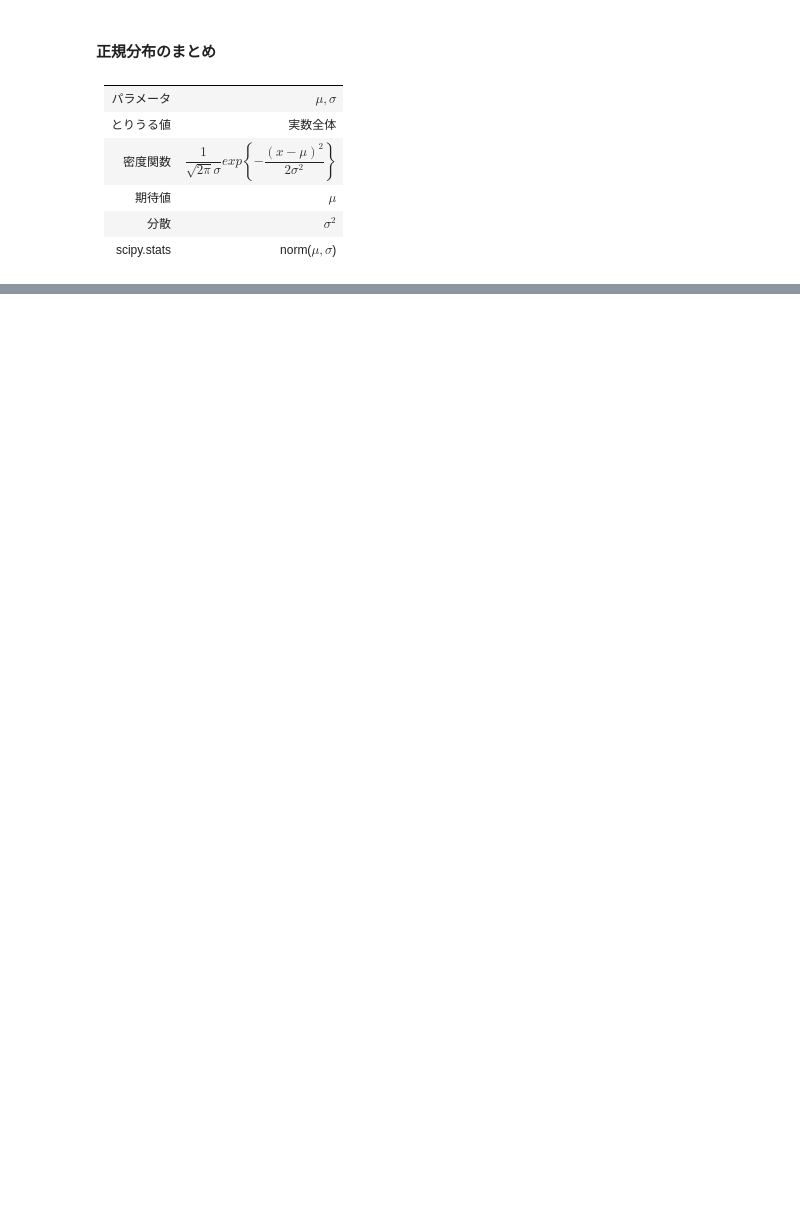
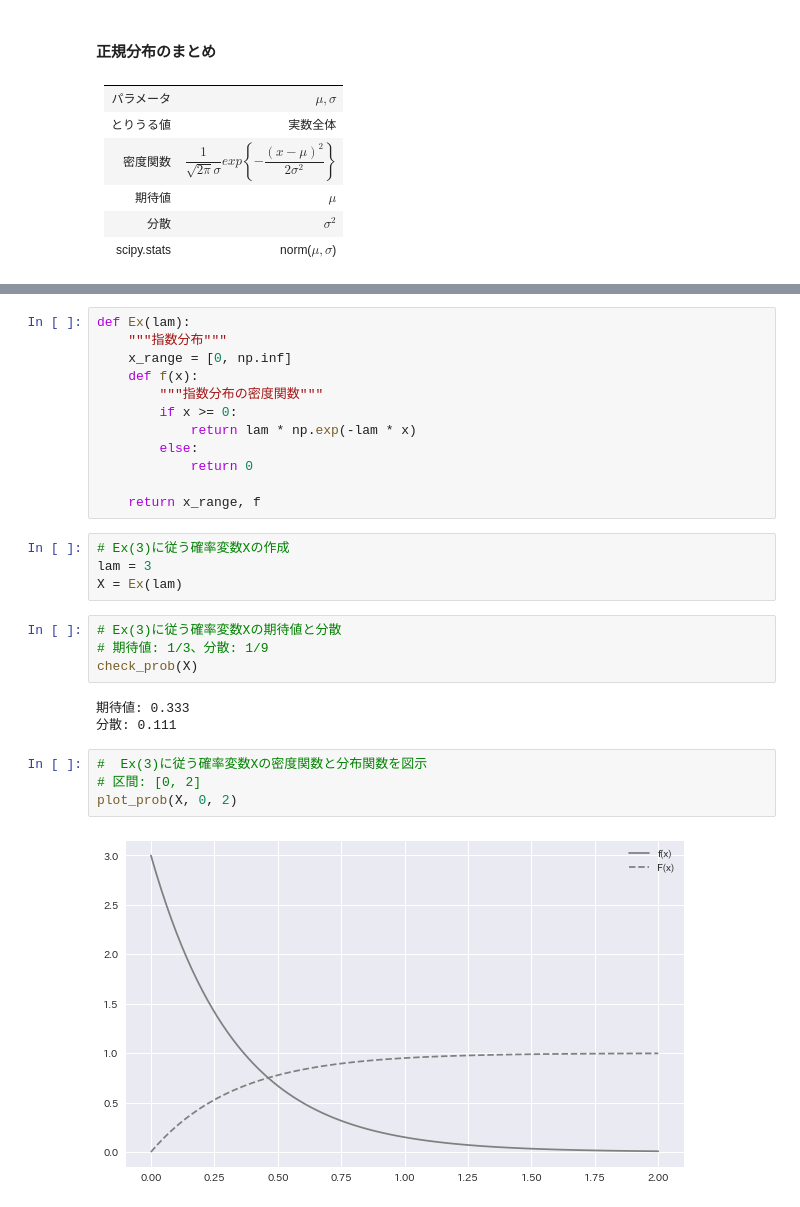
Before and after one commit to ginmaruGH/Statistical_Analysis_with_Python_gihyo, a Jupyter notebook: jupyter/ch_08.ipynb, the cells around one changed output, grey strips where cells are left out. Saved outputs shown, nothing was run; the diff lists cells and outputs as text; blank space fills up the shorter version.

```diff
--- a/jupyter/ch_08.ipynb
+++ b/jupyter/ch_08.ipynb
@@ -244,0 +299,29 @@ plt.show()
+# %%
+def Ex(lam):
+    """指数分布"""
+    x_range = [0, np.inf]
+    def f(x):
+        """指数分布の密度関数"""
+        if x >= 0:
+            return lam * np.exp(-lam * x)
+        else:
+            return 0
+
+    return x_range, f
+# %%
+# Ex(3)に従う確率変数Xの作成
+lam = 3
+X = Ex(lam)
+# %%
+# Ex(3)に従う確率変数Xの期待値と分散
+# 期待値: 1/3、分散: 1/9
+check_prob(X)
+# %% [output]
+期待値: 0.333
+分散: 0.111
+# %%
+#  Ex(3)に従う確率変数Xの密度関数と分布関数を図示
+# 区間: [0, 2]
+plot_prob(X, 0, 2)
+# %% [output]
+[figure, added]
```
Also changed, not shown: parts of 28 cells of this notebook, 1 other file.
